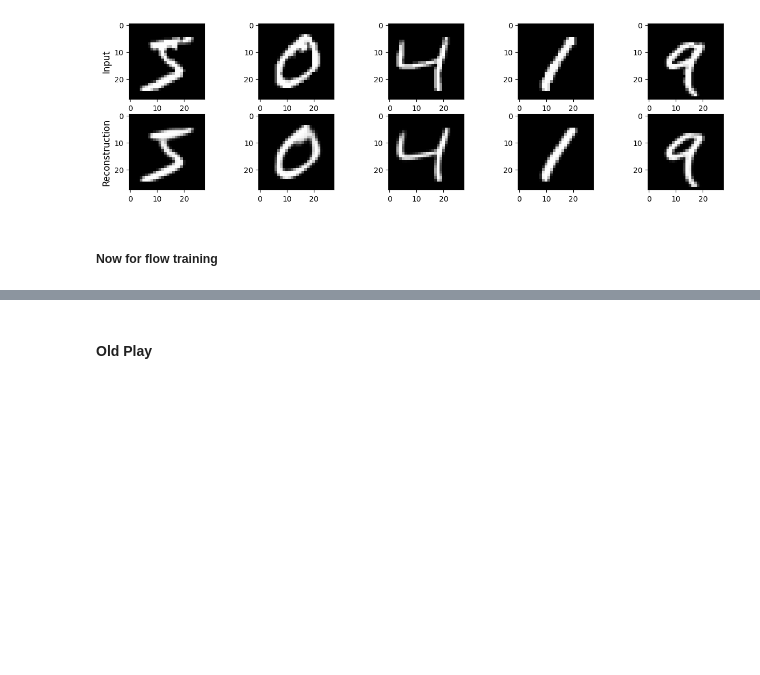
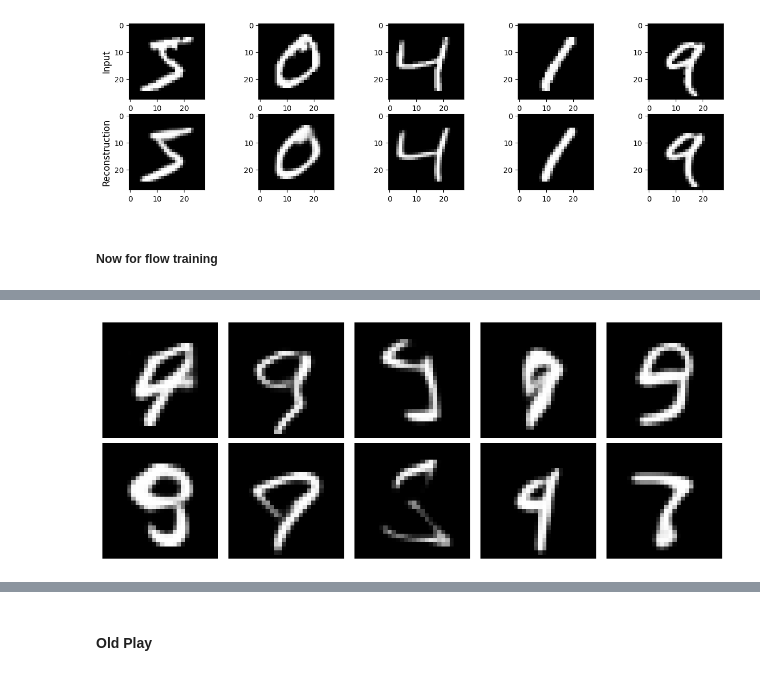
Before and after one commit to Ocrabit/dl_class_projects, a Jupyter notebook: full cycle.ipynb, the cells around one changed output, grey strips where cells are left out. Drawn from its saved outputs; the diff is of its cells as text; code cells hidden in the pictures; blank space fills up the shorter version.

Commit message:
Adding train script for flow models

```diff
--- a/full cycle.ipynb
+++ b/full cycle.ipynb
@@ -610,3 +671,37 @@ class FlatVelocityNet(nn.Module):
         return self.fc_out(x)
 # %%
-flow_49 = FlatVelocityNet(49)
+# flow_49 = FlatVelocityNet(49)
+
+# flow_config = dict(
+#     learning_rate=1e-3,
+#     weight_decay=0.0,
+#     epochs=10,
+#     batch_size=128,
+#     n_steps=20,
+#     use_time_warp=False,
+#     reflow_every=0,  # 0 = no reflow, >0 = reflow every N steps
+# )
+
+flow_49 = InspoFlatVelocityNet(
+    input_dim=49,
+    base_channels=32,
+    blocks_per_level=1,
+    use_skips=True,
+    use_ln=True
+
+)
+
+flow_config = dict(
+    learning_rate=1e-3,
+    weight_decay=0.0,
+    epochs=10,
+    batch_size=128,
+    n_steps=20,
+    use_time_warp=False,
+    reflow_every=0,  # 0 = no reflow, >0 = reflow every N steps
+)
+
+total_params = sum(p.numel() for p in flow_49.parameters())
+trainable_params = sum(p.numel() for p in flow_49.parameters() if p.requires_grad)
+print(f"Total parameters: {total_params}")
+print(f"Trainable parameters: {trainable_params}")
@@ -613,2 +714,4 @@ flow_49 = FlatVelocityNet(49)
 # %%
-flow_train(flow_49, train_dl_49, test_dl_49, config=config={'reflow_every': 5. 'epochs': 20})
+flow_train(flow_49, train_dl_49, test_dl_49, config=flow_config
+           # , pretrained_model=parent
+          )
@@ -615,2 +740,2 @@ flow_train(flow_49, train_dl_49, test_dl_49, config=config={'reflow_every': 5. '
 # %%
-flow_train(flow_49, train_dl_49, test_dl_49)
+basic = BasicModel(vae_49, flow_49, (49,)).to(device)
@@ -626,0 +742,5 @@ Latent data shape: torch.Size([128, 49]), spatial: False
+# %%
+samples = basic.generate_samples(10, 15)
+plot_generated(samples)
+# %% [output]
+[figure, added]
```
Also changed, not shown: parts of 11 cells of this notebook, 2 other files.
